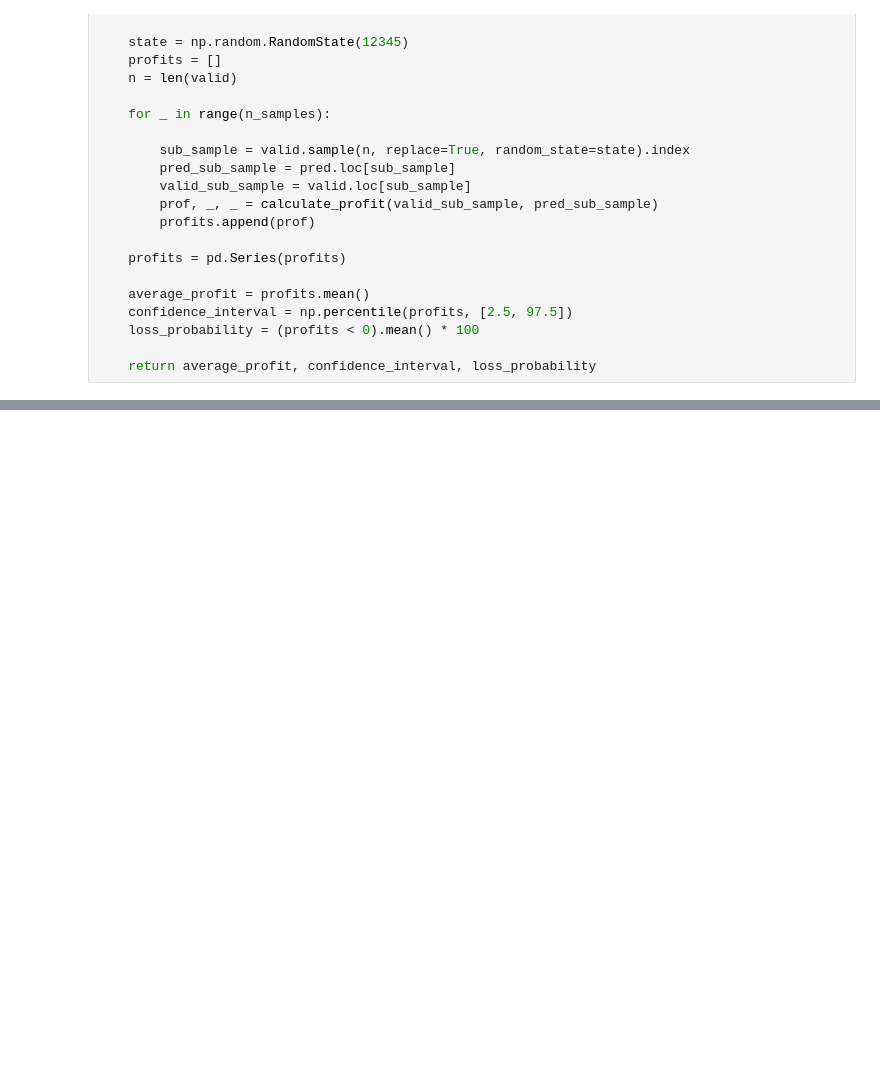
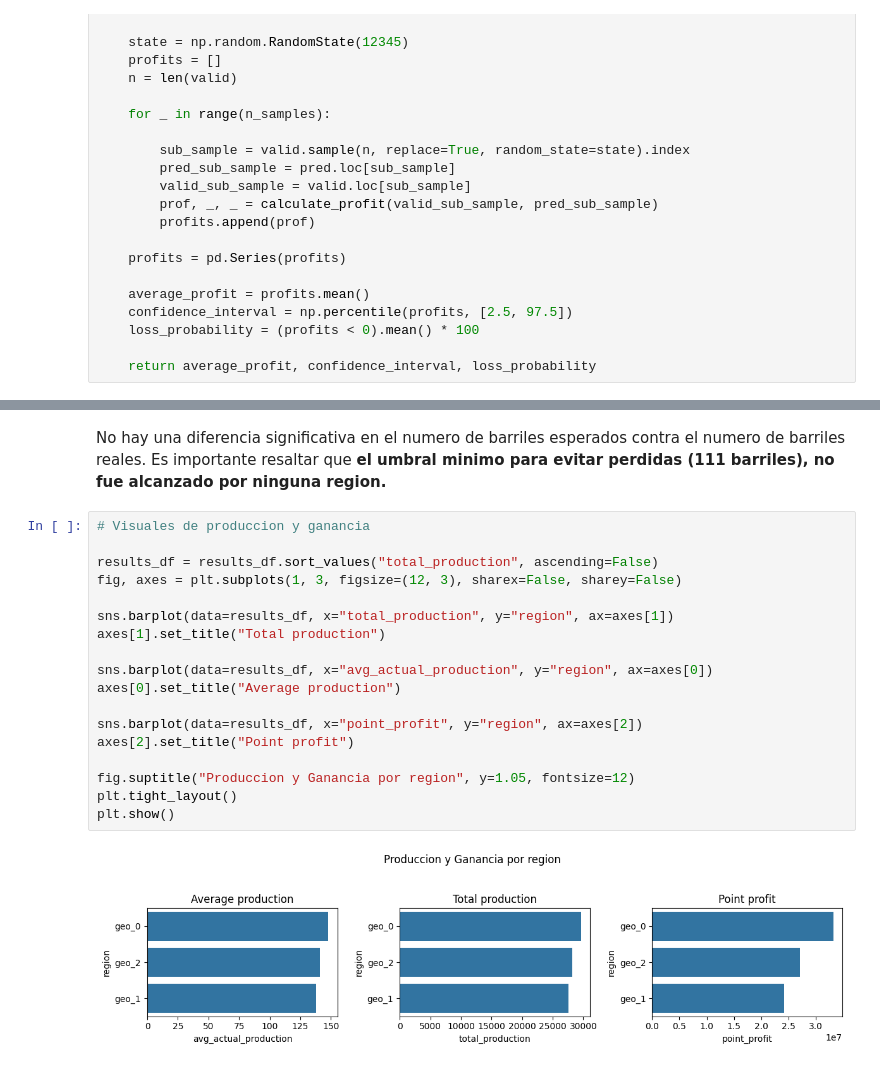
Before and after one commit to leonardomoncada9902/oilygiant_ml_project, a Jupyter notebook: notebook/ml_project.ipynb, the cells around one changed output, grey strips where cells are left out. Drawn from its saved outputs; the diff is of its cells as text; blank space fills up the shorter version.

```diff
--- a/notebook/ml_project.ipynb
+++ b/notebook/ml_project.ipynb
@@ -211,0 +300,22 @@ def bootstrap_analysis(pred, valid, n_samples=BOOTSTRAP_SAMPLES):
+# %% [markdown]
+No hay una diferencia significativa en el numero de barriles esperados contra el numero de barriles reales. Es importante resaltar que **el umbral minimo para evitar perdidas (111 barriles), no fue alcanzado por ninguna region.**
+# %%
+# Visuales de produccion y ganancia
+
+results_df = results_df.sort_values("total_production", ascending=False)
+fig, axes = plt.subplots(1, 3, figsize=(12, 3), sharex=False, sharey=False)
+
+sns.barplot(data=results_df, x="total_production", y="region", ax=axes[1])
+axes[1].set_title("Total production")
+
+sns.barplot(data=results_df, x="avg_actual_production", y="region", ax=axes[0])
+axes[0].set_title("Average production")
+
+sns.barplot(data=results_df, x="point_profit", y="region", ax=axes[2])
+axes[2].set_title("Point profit")
+
+fig.suptitle("Produccion y Ganancia por region", y=1.05, fontsize=12)
+plt.tight_layout()
+plt.show()
+# %% [output]
+[figure, added]
```
Also changed, not shown: parts of 12 cells of this notebook.
